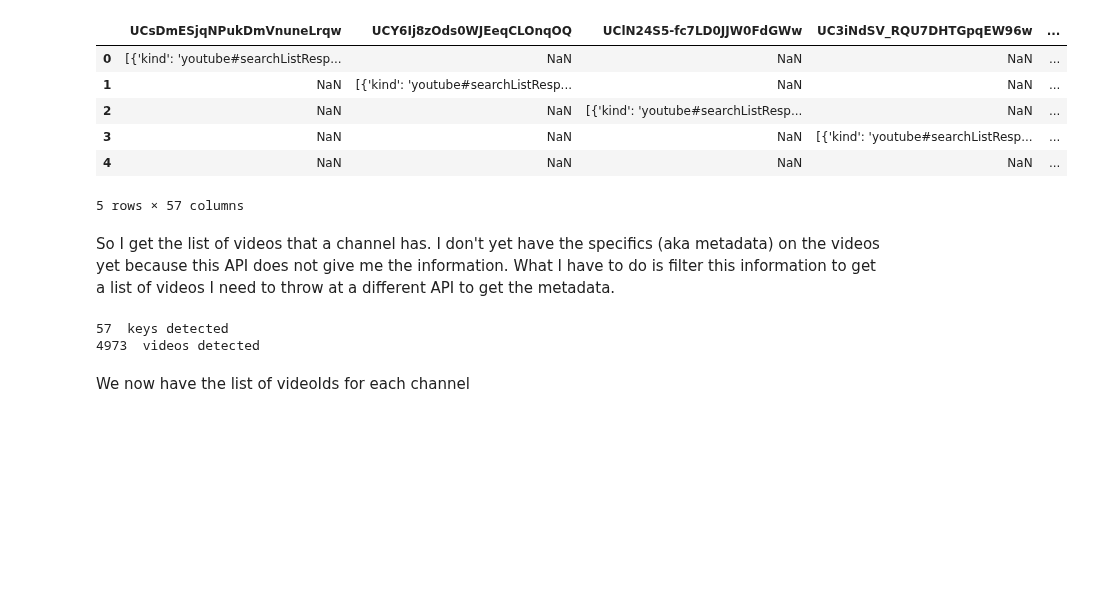
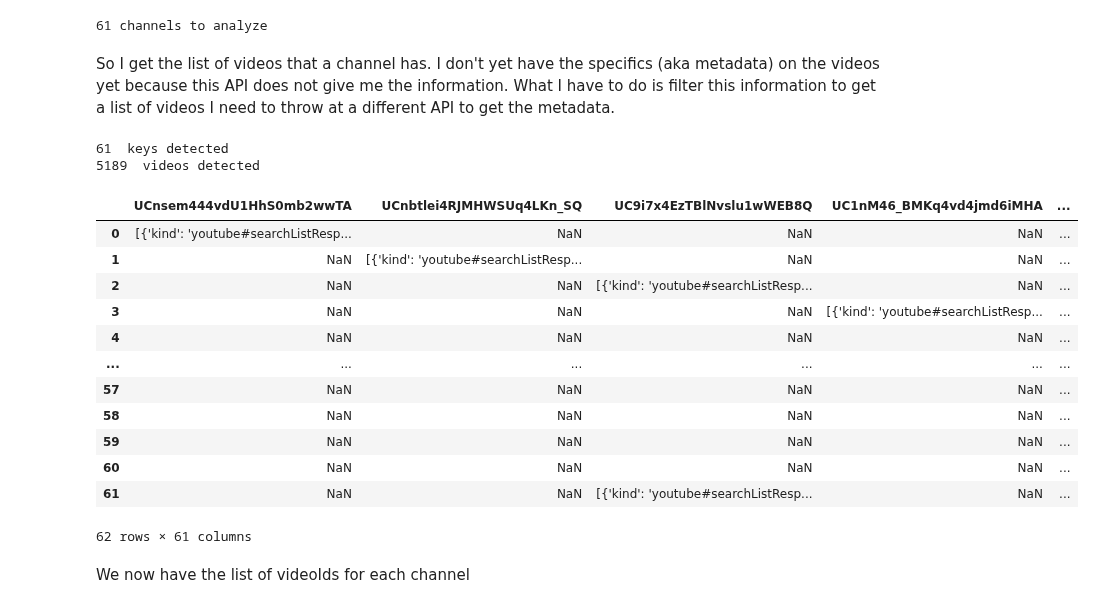
Before and after one commit to ojiwon-kenobi/youtuberChannels, a Jupyter notebook: dataProcessing.ipynb, the cells around one changed output. Saved outputs shown, nothing was run; the diff lists cells and outputs as text; code cells hidden in the pictures; blank space fills up the shorter version.

```diff
--- a/dataProcessing.ipynb
+++ b/dataProcessing.ipynb
@@ -2,16 +2,6 @@
 import json
 import pandas as pd
 from datetime import datetime
-# %%
-df.head()
-# %% [output]
-|  | UCsDmESjqNPukDmVnuneLrqw | UCY6Ij8zOds0WJEeqCLOnqOQ | UClN24S5-fc7LD0JJW0FdGWw | UC3iNdSV_RQU7DHTGpqEW96w | ... |
-| 0 | [{'kind': 'youtube#searchListResp... | NaN | NaN | NaN | ... |
-| 1 | NaN | [{'kind': 'youtube#searchListResp... | NaN | NaN | ... |
-| 2 | NaN | NaN | [{'kind': 'youtube#searchListResp... | NaN | ... |
-| 3 | NaN | NaN | NaN | [{'kind': 'youtube#searchListResp... | ... |
-| 4 | NaN | NaN | NaN | NaN | ... |
-5 rows × 57 columns
 # %%
 LIST_OF_CHANNEL_IDS = [
 "UCsDmESjqNPukDmVnuneLrqw",
@@ -32,7 +22,6 @@ LIST_OF_CHANNEL_IDS = [
 "UCOAUz4d1NUNxSHh_SOJtdGQ",
 "UCGGTAB19HlHEWPwwmxHsEKA",
 "UCOsATJw-IZgqGT8MFrHjKGg",
-"UCC-slLJZ4p4HOznMUcFn_2g",
 "UCsKVP_4zQ877TEiH_Ih5yDQ",
 "UCOinp9hALPUcZeoL3Kmaviw",
 "UCGwu0nbY2wSkW8N-cghnLpA",
@@ -47,6 +36,7 @@ LIST_OF_CHANNEL_IDS = [
 "UCQ9HvHH-KRYHI5ynj2kbLwQ",
 "UCRfg0SWjIHm_h95e4V8X5og",
 "UCWPB0WpnMIy-g7zncwIhvQg",
+#====moar
 "UCj6CFdE3LSddaoszxq604TQ",
 "UCXrtqz4fqf-OUEVpp2A1W0w",
 "UChUg_Sd5i74SFoZH2XvagwQ",
@@ -70,47 +60,71 @@ LIST_OF_CHANNEL_IDS = [
 "UCDEaY2XwwfKomQAJgGfehWw",
 "UCI-92EMS3ZJ11gz-S_oyaSA",
 "UC7Mk9RmlKT_x8FAsMOJn1cg",
+#====
+"UCnsem444vdU1HhS0mb2wwTA",
+"UCnbtlei4RJMHWSUq4LKn_SQ",
 "UC9i7x4EzTBlNvslu1wWEB8Q",
+"UC1nM46_BMKq4vd4jmd6iMHA",
+"UCMNxwlfY6P5Rm40QOp8Hqsg",
+# "UCgmublDj4T0zEP7ngRRGkmg"
 ]
+print(len(LIST_OF_CHANNEL_IDS), "channels to analyze")
+# %% [output]
+61 channels to analyze
 # %% [markdown]
 So I get the list of videos that a channel has. I don't yet have the specifics (aka metadata) on the videos yet because this API does not give me the information. What I have to do is filter this information to get a list of videos I need to throw at a different API to get the metadata.
 # %%
 df = pd.read_json (r'searchListResponse.json')
 channelIdToListOfVids = {} #channelId: []vids
-
+listOfVidIds = []
 #initialize the dicts
 for channelId in LIST_OF_CHANNEL_IDS:
     channelIdToListOfVids[channelId] = []
 
 # #youtuber
 # #0~9ish: items
 # #items: 0~46ish
 count= 0
 
-for index, midList in df.iterrows():
-    listOfLists = df.iat[index, index]
+for index, row in df.iterrows():
+    listOfLists = df.iat[index, row.index.get_loc(row.first_valid_index())]
     for indList in listOfLists:
         for item in indList['items']:
             channelId = item['snippet']['channelId']
             if 'videoId' in item['id'].keys():
                 snippet=item['snippet']
                 vidId = item['id']['videoId']
                 publishTime = snippet['publishTime']
                 vidTitle = snippet['title']
                 vidDesc = snippet['description']
 
                 vidInfo = {'vidId' : vidId,
                 'publishTime': publishTime,
                 'vidTitle': vidTitle}
                 channelIdToListOfVids[channelId].append(vidInfo)
+                listOfVidIds.append(vidId)
                 count+=1
 
 print(len(channelIdToListOfVids.keys()), " keys detected")
 vidCont=0
 for i in channelIdToListOfVids.keys():
     vidCont+=len(channelIdToListOfVids[i])
 print(count, " videos detected")
-# channelIdToListOfVids
+channelIdToListOfVids
+df
 # %% [output]
-57  keys detected
-4973  videos detected
+61  keys detected
+5189  videos detected
+|  | UCnsem444vdU1HhS0mb2wwTA | UCnbtlei4RJMHWSUq4LKn_SQ | UC9i7x4EzTBlNvslu1wWEB8Q | UC1nM46_BMKq4vd4jmd6iMHA | ... |
+| 0 | [{'kind': 'youtube#searchListResp... | NaN | NaN | NaN | ... |
+| 1 | NaN | [{'kind': 'youtube#searchListResp... | NaN | NaN | ... |
+| 2 | NaN | NaN | [{'kind': 'youtube#searchListResp... | NaN | ... |
+| 3 | NaN | NaN | NaN | [{'kind': 'youtube#searchListResp... | ... |
+| 4 | NaN | NaN | NaN | NaN | ... |
+| ... | ... | ... | ... | ... | ... |
+| 57 | NaN | NaN | NaN | NaN | ... |
+| 58 | NaN | NaN | NaN | NaN | ... |
+| 59 | NaN | NaN | NaN | NaN | ... |
+| 60 | NaN | NaN | NaN | NaN | ... |
+| 61 | NaN | NaN | [{'kind': 'youtube#searchListResp... | NaN | ... |
+62 rows × 61 columns
```
Also changed, not shown: parts of 16 cells of this notebook, 6 other files.
